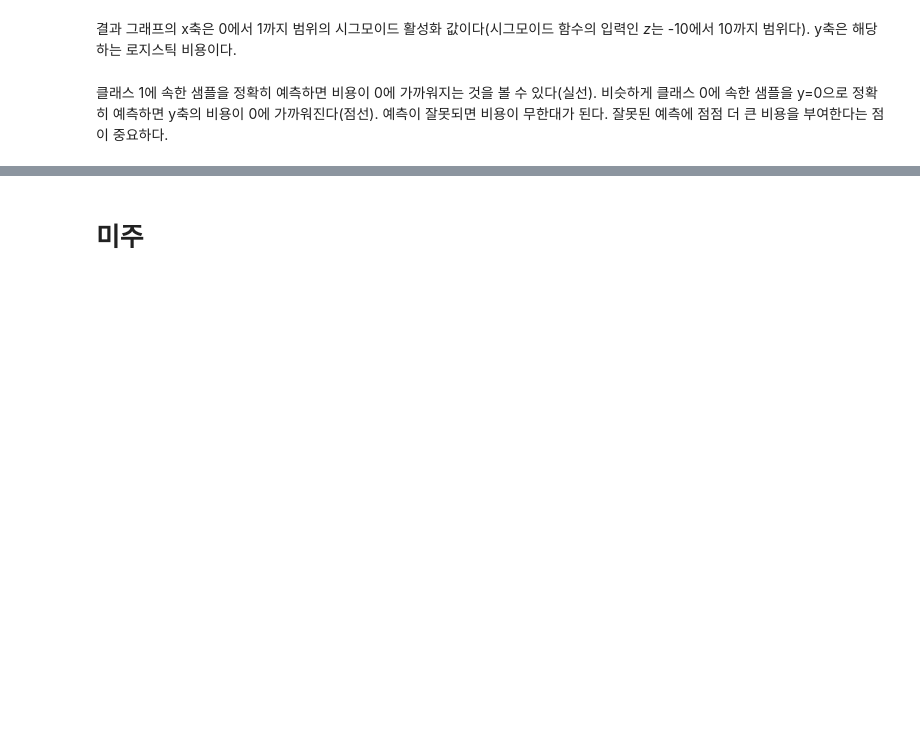
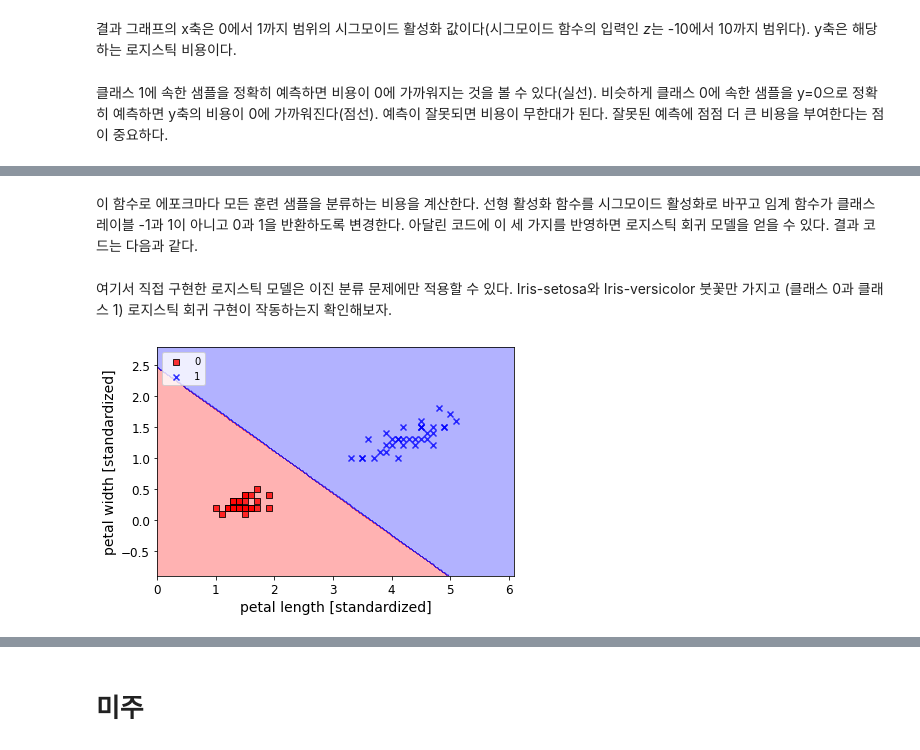
Before and after one commit to Sameta-cani/jwork, a Jupyter notebook: Logistic Regression.ipynb, the cells around one changed output, grey strips where cells are left out. Drawn from its saved outputs; the diff is of its cells as text; code cells hidden in the pictures; blank space fills up the shorter version.

Commit message:
Logistic Regression Cost Function

```diff
--- a/Logistic Regression.ipynb
+++ b/Logistic Regression.ipynb
@@ -35,0 +84,8 @@ def save_fig(fig_id, tight_layout=True, fig_extension="png", resolution=300):
+# %%
+from sklearn import datasets
+import numpy as np
+
+iris = datasets.load_iris()
+X = iris.data[:, [2, 3]]
+y = iris.target
+print('클래스 레이블:', np.unique(y))
@@ -36,3 +94,17 @@ def save_fig(fig_id, tight_layout=True, fig_extension="png", resolution=300):
+# %%
+from sklearn.model_selection import train_test_split
+X_train, X_test, y_train, y_test = train_test_split(
+    X, y, test_size=0.3, random_state=1, stratify=y)
+# %%
+from sklearn.preprocessing import StandardScaler
+sc = StandardScaler()
+sc.fit(X_train)
+
+X_train_std = sc.transform(X_train)
+X_test_std = sc.transform(X_test)
+
+X_combined_std = np.vstack((X_train_std, X_test_std))
+y_combined = np.hstack((y_train, y_test))
 # %% [markdown]
 # 로지스틱 회귀를 사용한 클래스 확률 모델링
 # %% [markdown]
@@ -270,0 +359,2 @@ plt.show()
+# %% [markdown]
+이 함수로 에포크마다 모든 훈련 샘플을 분류하는 비용을 계산한다. 선형 활성화 함수를 시그모이드 활성화로 바꾸고 임계 함수가 클래스 레이블 -1과 1이 아니고 0과 1을 반환하도록 변경한다. 아달린 코드에 이 세 가지를 반영하면 로지스틱 회귀 모델을 얻을 수 있다. 결과 코드는 다음과 같다.
@@ -270,0 +433,20 @@ plt.show()
+# %% [markdown]
+여기서 직접 구현한 로지스틱 모델은 이진 분류 문제에만 적용할 수 있다. Iris-setosa와 Iris-versicolor 붓꽃만 가지고 (클래스 0과 클래스 1) 로지스틱 회귀 구현이 작동하는지 확인해보자.
+# %%
+X_train_01_subset = X_train[(y_train == 0) | (y_train == 1)]
+y_train_01_subset = y_train[(y_train == 0) | (y_train == 1)]
+lrgd = LogisticRegression(eta=0.05,
+                          n_iter=1000,
+                          random_state=1)
+lrgd.fit(X_train_01_subset,
+         y_train_01_subset)
+plot_decision_regions(X=X_train_01_subset,
+                      y=y_train_01_subset,
+                      classifier=lrgd)
+plt.xlabel('petal length [standardized]')
+plt.ylabel('petal width [standardized]')
+plt.legend(loc='upper left')
+plt.tight_layout()
+plt.show()
+# %% [output]
+[figure, added]
```
Also changed, not shown: parts of 43 cells of this notebook, 14 other files.
